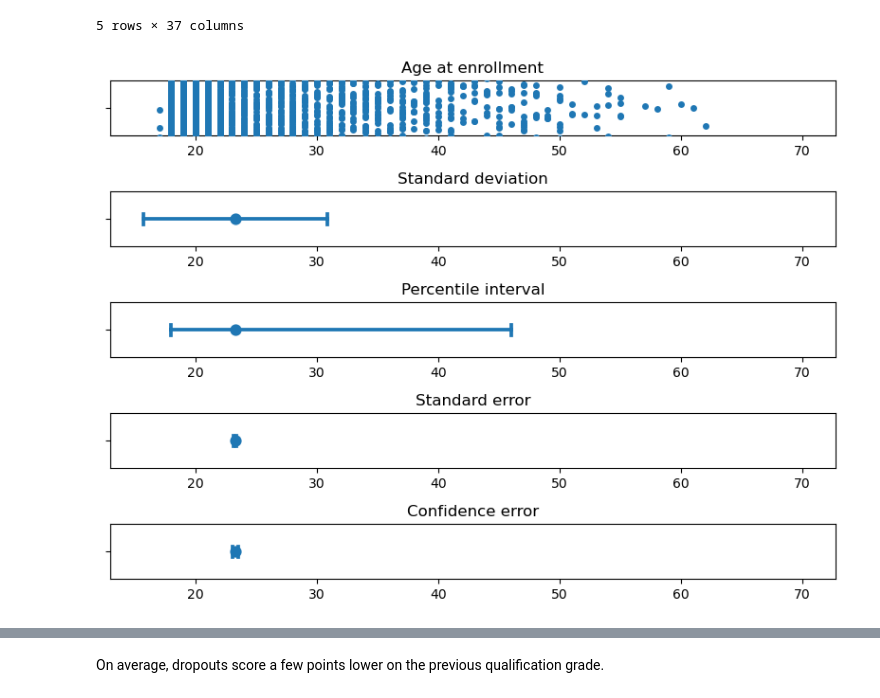
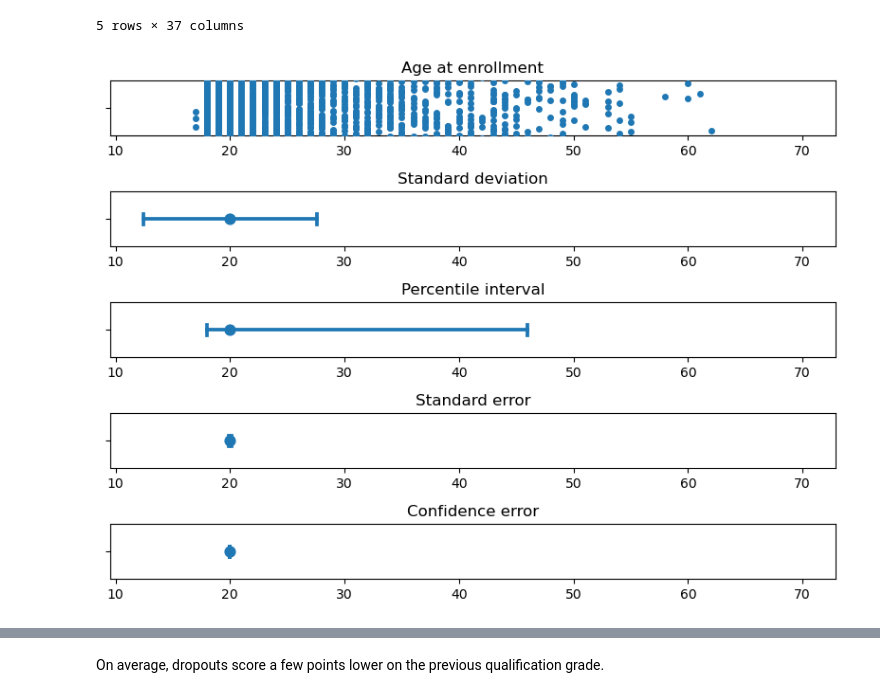
Before and after one commit to 24bartixx/MSID-1, a Jupyter notebook: notebook/error_plots.ipynb, the cells around one changed output, grey strips where cells are left out. Saved outputs shown, nothing was run; the diff lists cells and outputs as text; code cells hidden in the pictures.

Commit message:
feat: errorplots median

```diff
--- a/notebook/error_plots.ipynb
+++ b/notebook/error_plots.ipynb
@@ -24,11 +24,11 @@ import matplotlib.pyplot as plt
 
 TYPE = "errorplot"
 # %%
-errorbar(data["Age at enrollment"])
+errorbar(data["Age at enrollment"], should_median = True)
 plt.savefig(f"../generated_charts/{TYPE}_age.png", dpi = 300, bbox_inches = "tight")
 plt.show()
 # %% [output]
-[figure, old version]
+[figure, new version]
 # %%
 errorbar(data["Previous qualification (grade)"])
 plt.savefig(f"../generated_charts/{TYPE}_previous_qualification_grade.png", dpi = 300, bbox_inches = "tight")
```
Also changed, not shown: parts of 2 cells of this notebook, 6 other files.
